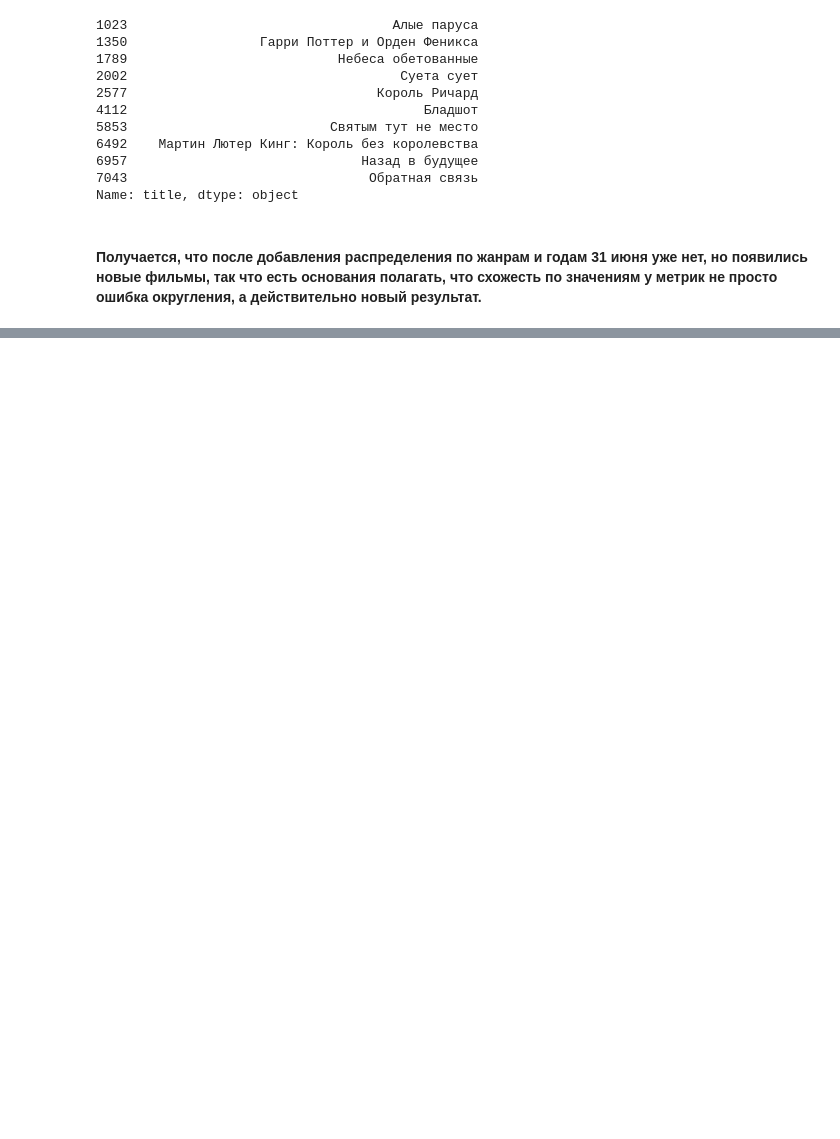
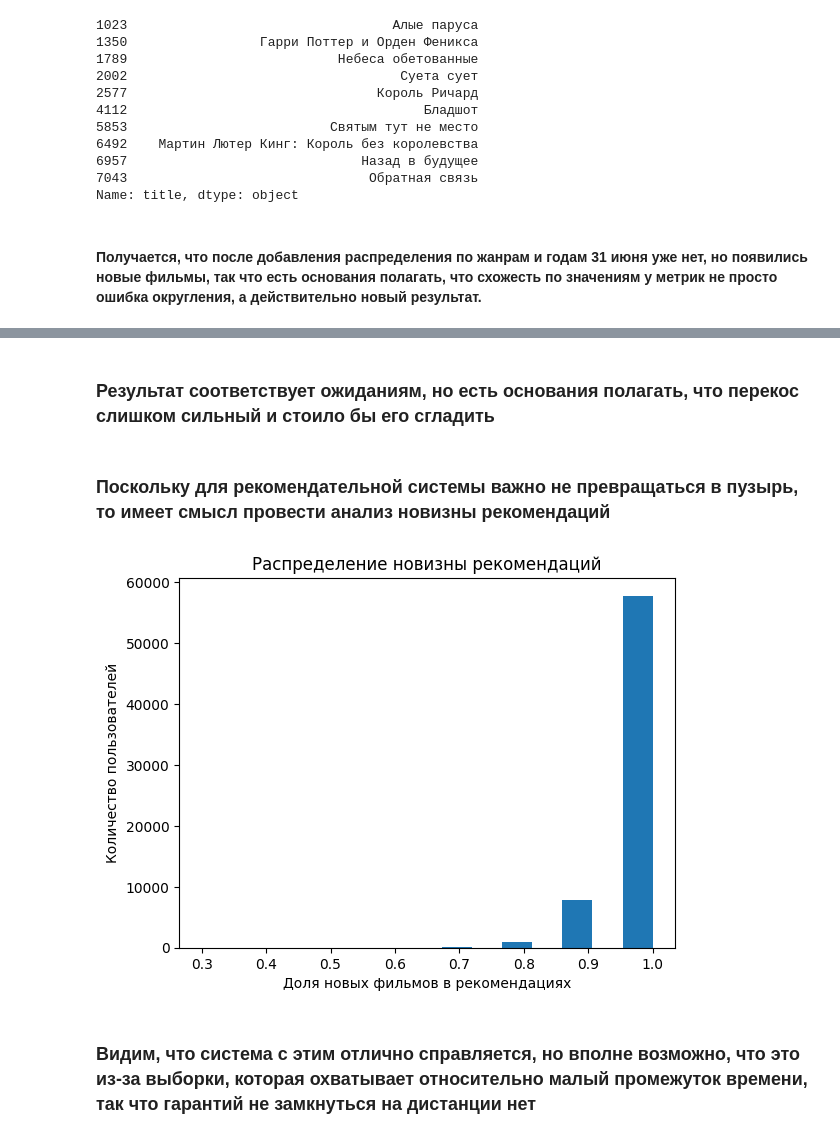
Before and after one commit to temochka2005/sirius-tbank-recsys-test-task-2024, a Jupyter notebook: ImplicitALS.ipynb, the cells around one changed output, grey strips where cells are left out. Saved outputs shown, nothing was run; the diff lists cells and outputs as text; code cells hidden in the pictures; blank space fills up the shorter version.

```diff
--- a/ImplicitALS.ipynb
+++ b/ImplicitALS.ipynb
@@ -334,0 +365,16 @@ Name: title, dtype: object
+# %% [markdown]
+### Результат соответствует ожиданиям, но есть основания полагать, что перекос слишком сильный и стоило бы его сгладить
+# %% [markdown]
+### Поскольку для рекомендательной системы важно не превращаться в пузырь, то имеет смысл провести анализ новизны рекомендаций
+# %%
+novelty_score = test_part.apply(lambda row: len(set(row['implicit_als_recs']) - set(row['movie_id'])) / len(row['implicit_als_recs']), axis=1)
+
+plt.hist(novelty_score, bins=15)
+plt.xlabel("Доля новых фильмов в рекомендациях")
+plt.ylabel("Количество пользователей")
+plt.title("Распределение новизны рекомендаций")
+plt.show()
+# %% [output]
+[figure, added]
+# %% [markdown]
+### Видим, что система с этим отлично справляется, но вполне возможно, что это из-за выборки, которая охватывает относительно малый промежуток времени, так что гарантий не замкнуться на дистанции нет
```
Also changed, not shown: parts of 8 cells of this notebook.
